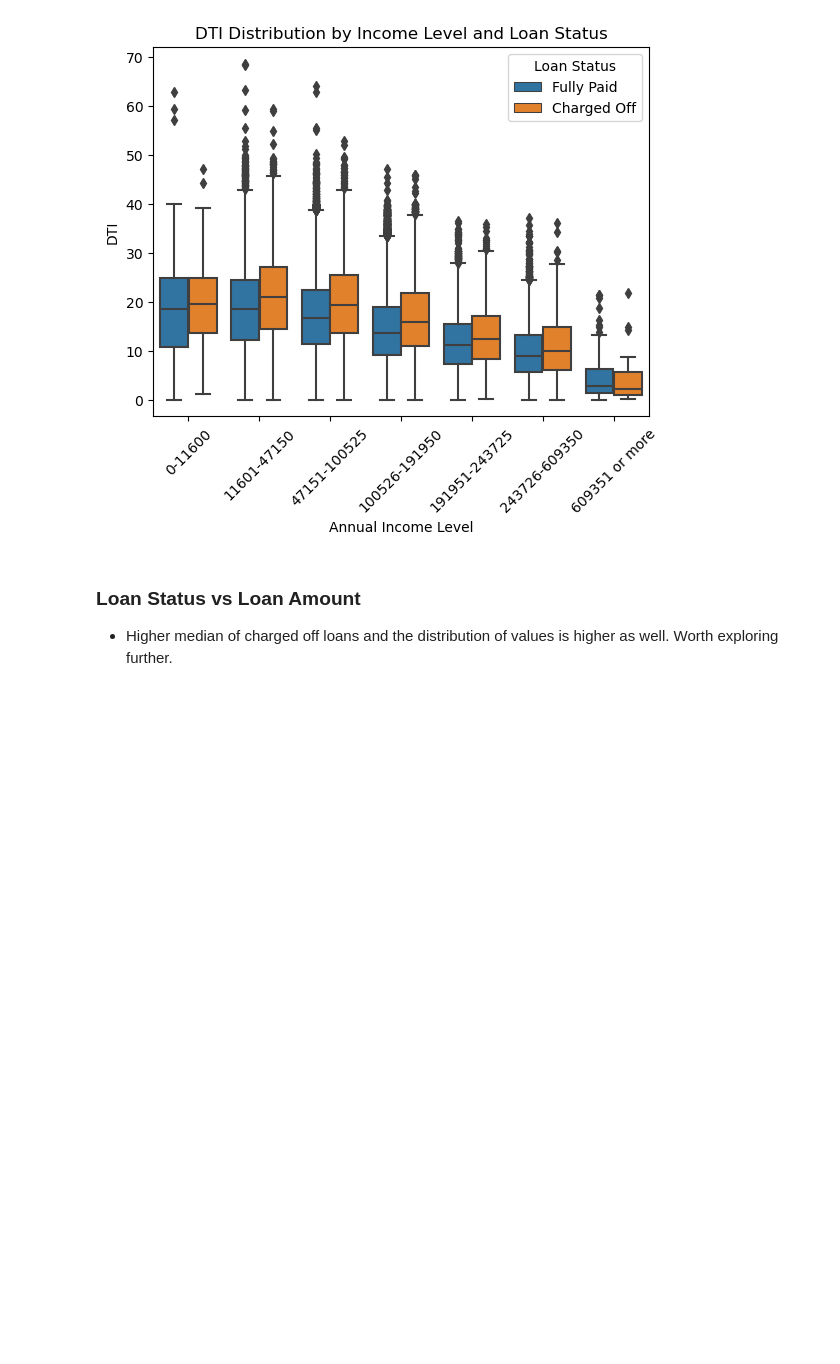
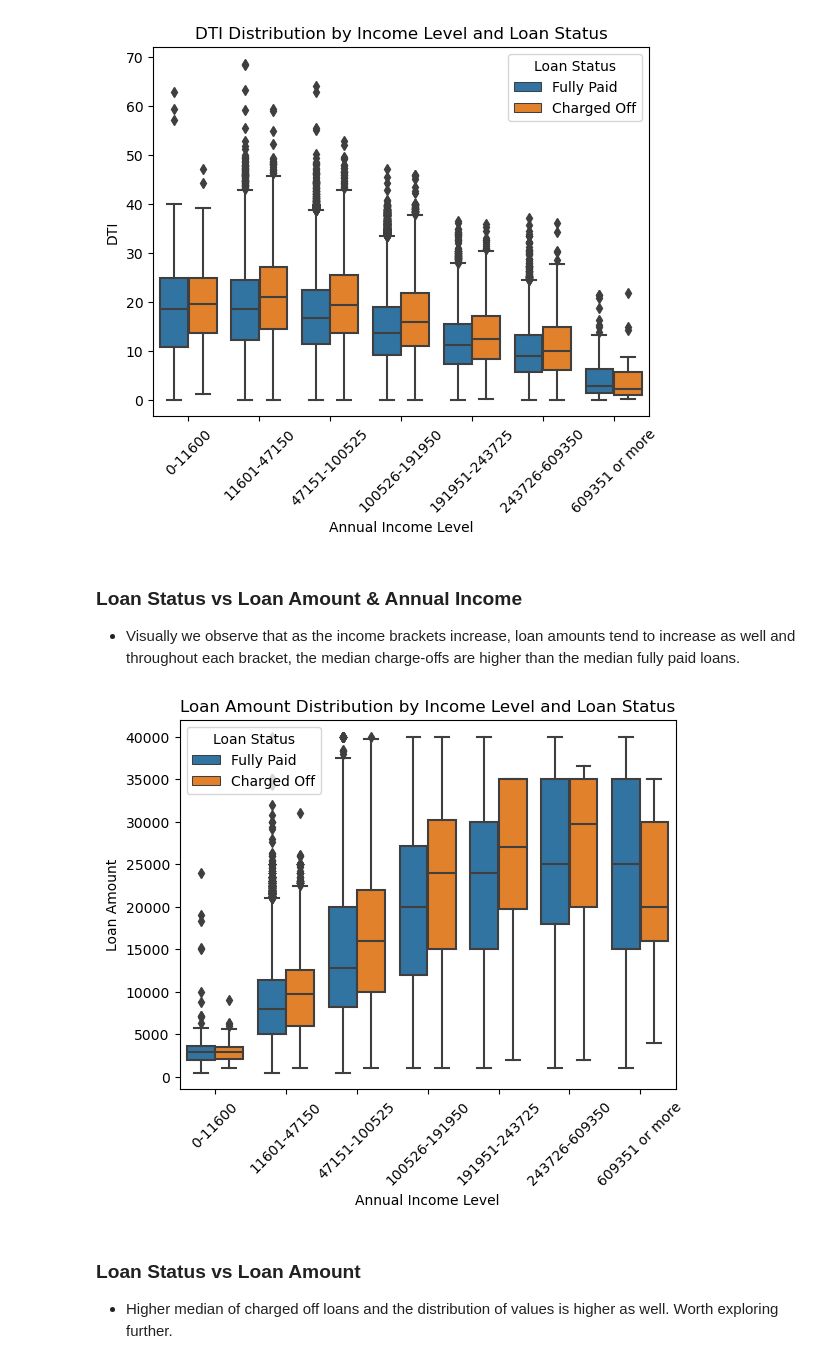
Before and after one commit to SaadNasir92/Group_project_1_SMU, a Jupyter notebook: sn_discovery.ipynb, the cells around one changed output. Saved outputs shown, nothing was run; the diff lists cells and outputs as text; code cells hidden in the pictures; blank space fills up the shorter version.

Commit message:
Compared a couple more features, refined some of the charts for potential use in the final presentation

```diff
--- a/sn_discovery.ipynb
+++ b/sn_discovery.ipynb
@@ -272,6 +270,19 @@ plt.legend(title='Loan Status')
 plt.show()
 # %% [output]
 [figure]
+# %% [markdown]
+### Loan Status vs Loan Amount & Annual Income
+- Visually we observe that as the income brackets increase, loan amounts tend to increase as well and throughout each bracket, the median charge-offs are higher than the median fully paid loans.
+# %%
+sns.boxplot(x='annual_inc_lvl', y='loan_amnt', data=raw_df, hue='loan_status')
+plt.title('Loan Amount Distribution by Income Level and Loan Status')
+plt.xlabel('Annual Income Level')
+plt.ylabel('Loan Amount')
+plt.xticks(rotation=45)
+plt.legend(title='Loan Status')
+plt.show()
+# %% [output]
+[figure, added]
 # %% [markdown]
 ### Loan Status vs Loan Amount
 - Higher median of charged off loans and the distribution of values is higher as well. Worth exploring further.
```
Also changed, not shown: parts of 8 cells of this notebook, 1 other file.
